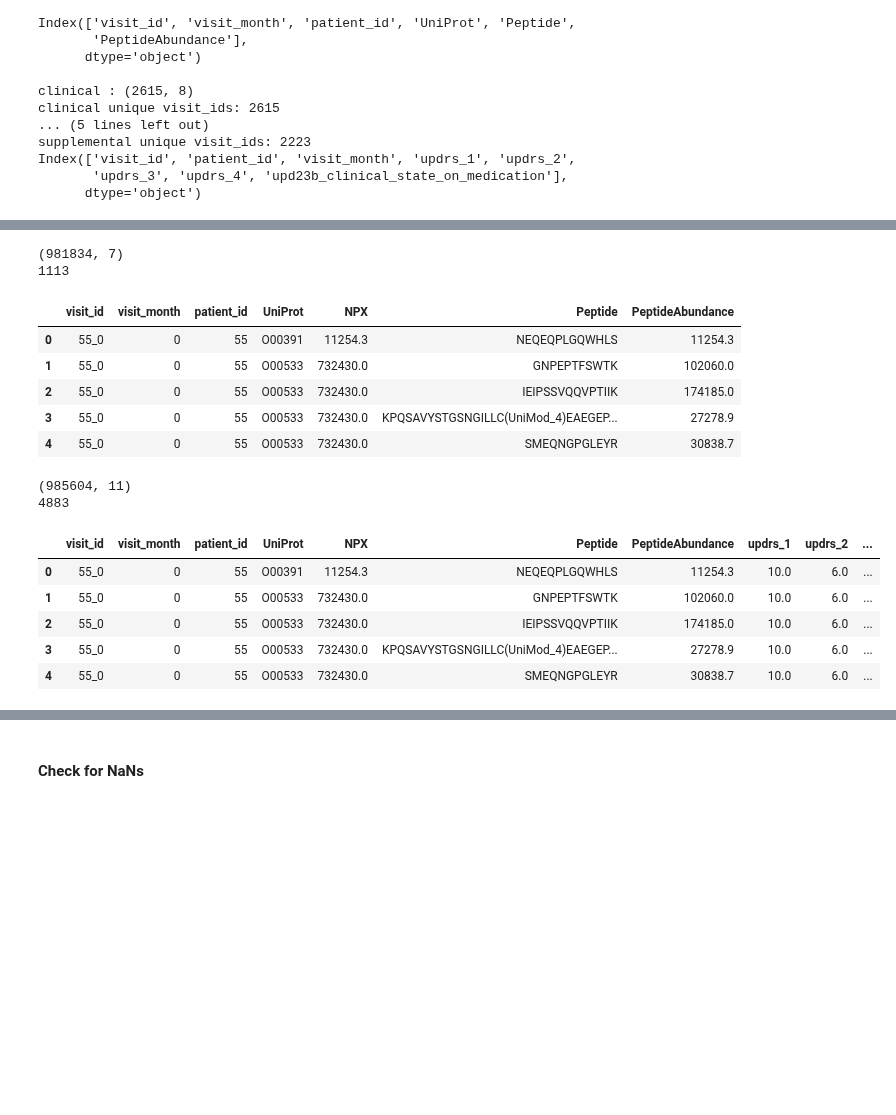
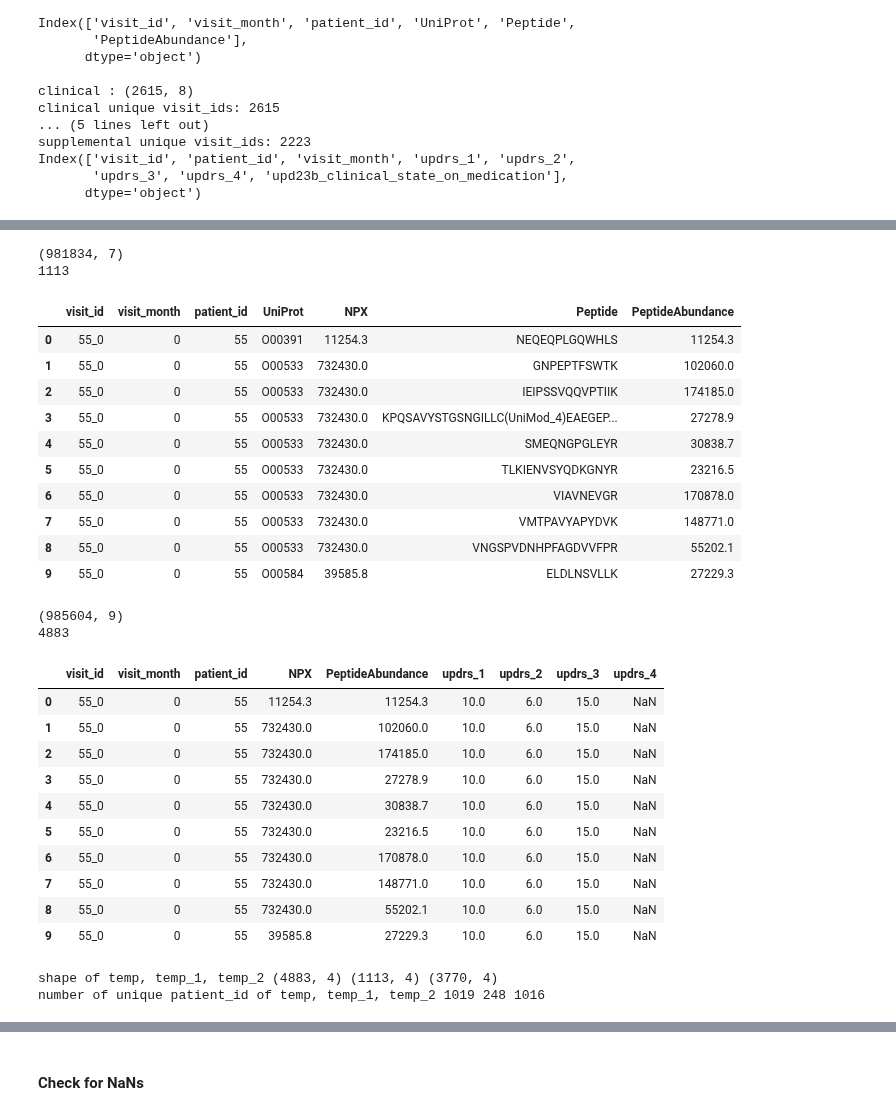
Before and after one commit to sumaniitm/AMP-parkinsons-disease-progression-prediction, a Jupyter notebook: amp-parkinson-s-disease-progression-prediction.ipynb, the cells around one changed output, grey strips where cells are left out. Drawn from its saved outputs; the diff is of its cells as text; code cells hidden in the pictures; blank space fills up the shorter version.

```diff
--- a/amp-parkinson-s-disease-progression-prediction.ipynb
+++ b/amp-parkinson-s-disease-progression-prediction.ipynb
@@ -113,7 +129,7 @@ print(pro_pep_join.shape)
 print(pro_pep_join.visit_id.nunique())
 
 del train_proteins_df, train_peptides_df
-pro_pep_join.head(5)
+pro_pep_join.head(10)
 # %% [output]
 (981834, 7)
 1113
@@ -123,22 +139,45 @@ pro_pep_join.head(5)
 | 2 | 55_0 | 0 | 55 | O00533 | 732430.0 | IEIPSSVQQVPTIIK | 174185.0 |
 | 3 | 55_0 | 0 | 55 | O00533 | 732430.0 | KPQSAVYSTGSNGILLC(UniMod_4)EAEGEP... | 27278.9 |
 | 4 | 55_0 | 0 | 55 | O00533 | 732430.0 | SMEQNGPGLEYR | 30838.7 |
+| 5 | 55_0 | 0 | 55 | O00533 | 732430.0 | TLKIENVSYQDKGNYR | 23216.5 |
+| 6 | 55_0 | 0 | 55 | O00533 | 732430.0 | VIAVNEVGR | 170878.0 |
+| 7 | 55_0 | 0 | 55 | O00533 | 732430.0 | VMTPAVYAPYDVK | 148771.0 |
+| 8 | 55_0 | 0 | 55 | O00533 | 732430.0 | VNGSPVDNHPFAGDVVFPR | 55202.1 |
+| 9 | 55_0 | 0 | 55 | O00584 | 39585.8 | ELDLNSVLLK | 27229.3 |
 # %%
 full_training_data = pd.merge(pro_pep_join, clinical_data, on=['patient_id','visit_id','visit_month'], how='outer')
+full_training_data = full_training_data.drop(columns=['UniProt','Peptide'])
 
 print(full_training_data.shape)
 print(full_training_data.visit_id.nunique())
 
 del pro_pep_join, clinical_data
 gc.collect()
 
-full_training_data.head(5)
+full_training_data.head(10)
 # %% [output]
-(985604, 11)
+(985604, 9)
 4883
-|  | visit_id | visit_month | patient_id | UniProt | NPX | Peptide | PeptideAbundance | updrs_1 | updrs_2 | ... |
-| 0 | 55_0 | 0 | 55 | O00391 | 11254.3 | NEQEQPLGQWHLS | 11254.3 | 10.0 | 6.0 | ... |
-| 1 | 55_0 | 0 | 55 | O00533 | 732430.0 | GNPEPTFSWTK | 102060.0 | 10.0 | 6.0 | ... |
-| 2 | 55_0 | 0 | 55 | O00533 | 732430.0 | IEIPSSVQQVPTIIK | 174185.0 | 10.0 | 6.0 | ... |
-| 3 | 55_0 | 0 | 55 | O00533 | 732430.0 | KPQSAVYSTGSNGILLC(UniMod_4)EAEGEP... | 27278.9 | 10.0 | 6.0 | ... |
-| 4 | 55_0 | 0 | 55 | O00533 | 732430.0 | SMEQNGPGLEYR | 30838.7 | 10.0 | 6.0 | ... |
+|  | visit_id | visit_month | patient_id | NPX | PeptideAbundance | updrs_1 | updrs_2 | updrs_3 | updrs_4 |
+| 0 | 55_0 | 0 | 55 | 11254.3 | 11254.3 | 10.0 | 6.0 | 15.0 | NaN |
+| 1 | 55_0 | 0 | 55 | 732430.0 | 102060.0 | 10.0 | 6.0 | 15.0 | NaN |
+| 2 | 55_0 | 0 | 55 | 732430.0 | 174185.0 | 10.0 | 6.0 | 15.0 | NaN |
+| 3 | 55_0 | 0 | 55 | 732430.0 | 27278.9 | 10.0 | 6.0 | 15.0 | NaN |
+| 4 | 55_0 | 0 | 55 | 732430.0 | 30838.7 | 10.0 | 6.0 | 15.0 | NaN |
+| 5 | 55_0 | 0 | 55 | 732430.0 | 23216.5 | 10.0 | 6.0 | 15.0 | NaN |
+| 6 | 55_0 | 0 | 55 | 732430.0 | 170878.0 | 10.0 | 6.0 | 15.0 | NaN |
+| 7 | 55_0 | 0 | 55 | 732430.0 | 148771.0 | 10.0 | 6.0 | 15.0 | NaN |
+| 8 | 55_0 | 0 | 55 | 732430.0 | 55202.1 | 10.0 | 6.0 | 15.0 | NaN |
+| 9 | 55_0 | 0 | 55 | 39585.8 | 27229.3 | 10.0 | 6.0 | 15.0 | NaN |
+# %%
+temp = full_training_data.groupby(['patient_id','visit_month']).agg(NPX_count=('NPX', 'nunique'), PEP_count=('Peptide', 'nunique'))\
+.reset_index(level=['patient_id','visit_month']).sort_values(by=['patient_id','visit_month'],  ascending=True)
+
+temp_1 = temp[temp['NPX_count']>0]
+temp_2 = temp[temp['NPX_count']==0]
+
+print('shape of temp, temp_1, temp_2', temp.shape, temp_1.shape, temp_2.shape)
+print('number of unique patient_id of temp, temp_1, temp_2', temp.patient_id.nunique(), temp_1.patient_id.nunique(), temp_2.patient_id.nunique())
+# %% [output]
+shape of temp, temp_1, temp_2 (4883, 4) (1113, 4) (3770, 4)
+number of unique patient_id of temp, temp_1, temp_2 1019 248 1016
```
Also changed, not shown: parts of 23 cells of this notebook.
